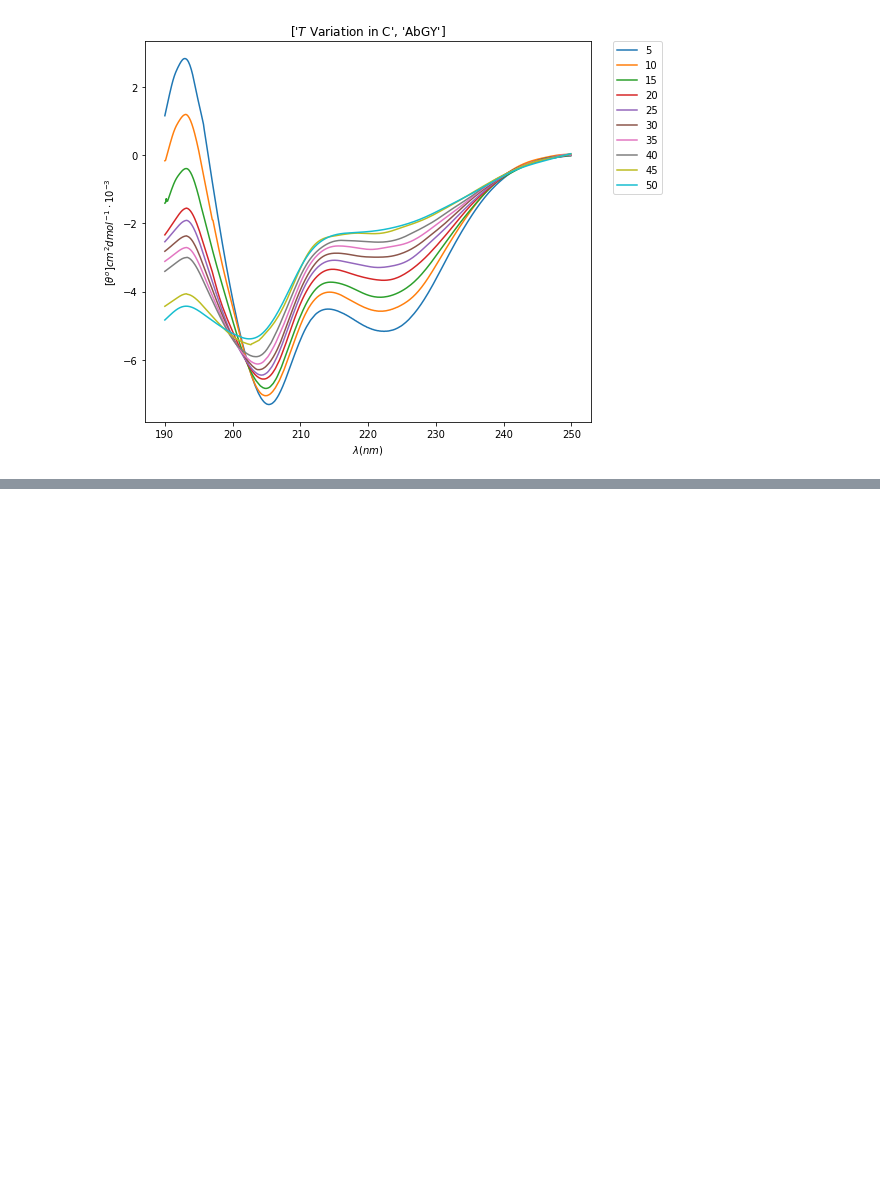
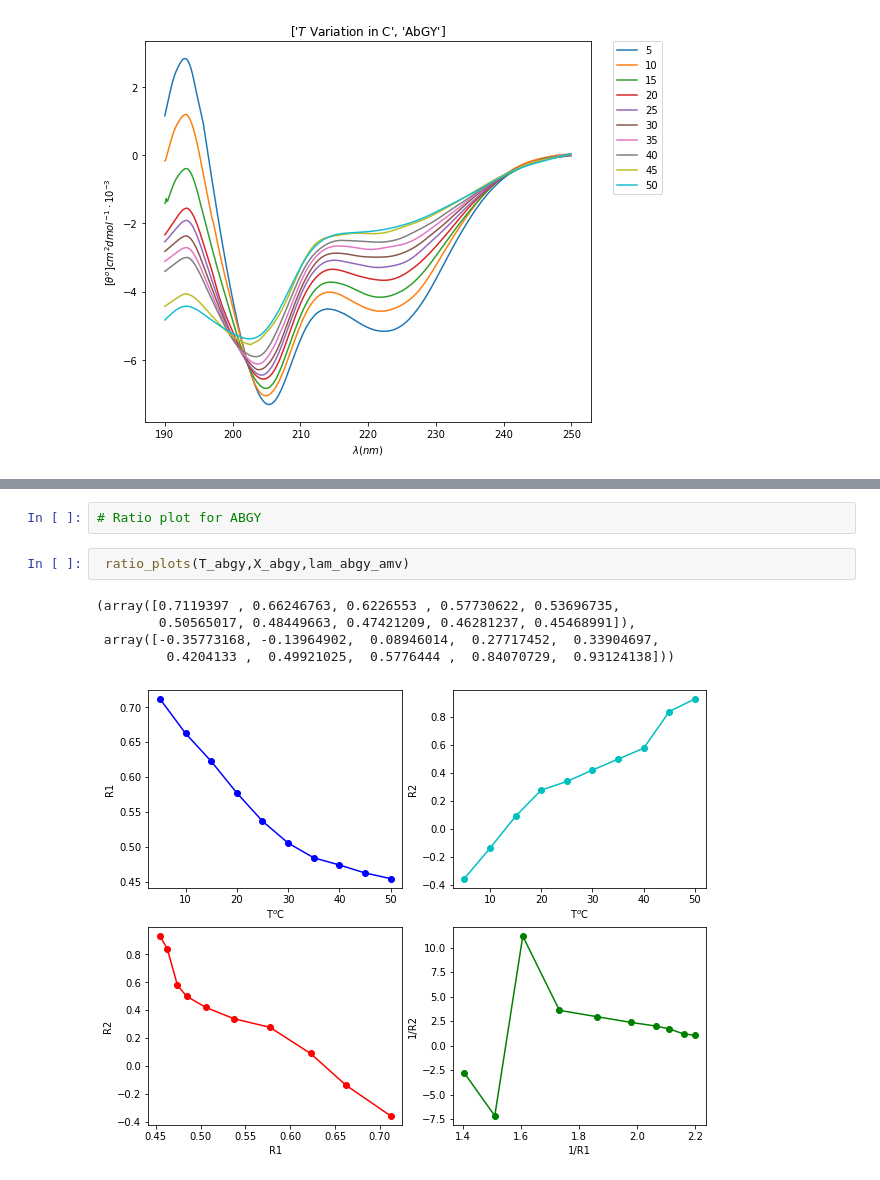
Before and after one commit to adbioc/Specroscopy, a Jupyter notebook: CD_nov.ipynb, the cells around one changed output, grey strips where cells are left out. Saved outputs shown, nothing was run; the diff lists cells and outputs as text; blank space fills up the shorter version.

```diff
--- a/CD_nov.ipynb
+++ b/CD_nov.ipynb
@@ -216,0 +270,10 @@ def readCDT(df,T,pepname):# T must be in numbers
+# %%
+# Ratio plot for ABGY
+# %%
+ ratio_plots(T_abgy,X_abgy,lam_abgy_amv)
+# %% [output]
+(array([0.7119397 , 0.66246763, 0.6226553 , 0.57730622, 0.53696735,
+        0.50565017, 0.48449663, 0.47421209, 0.46281237, 0.45468991]),
+ array([-0.35773168, -0.13964902,  0.08946014,  0.27717452,  0.33904697,
+         0.4204133 ,  0.49921025,  0.5776444 ,  0.84070729,  0.93124138]))
+[figure, added]
```
Also changed, not shown: parts of 23 cells of this notebook.
